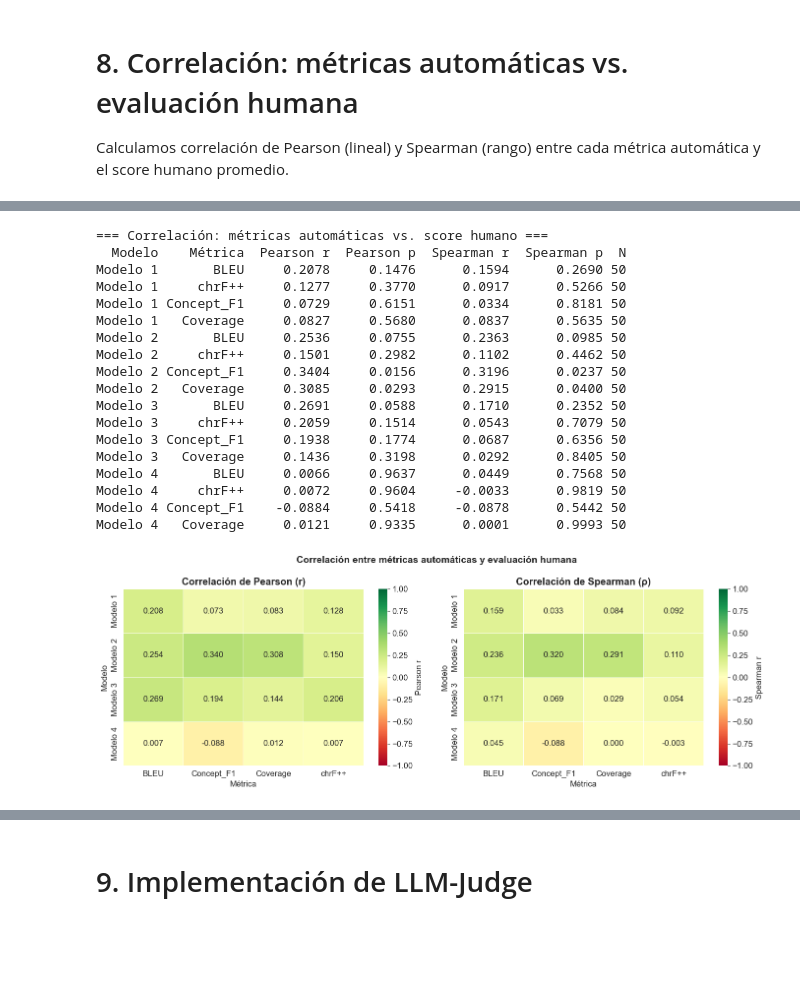
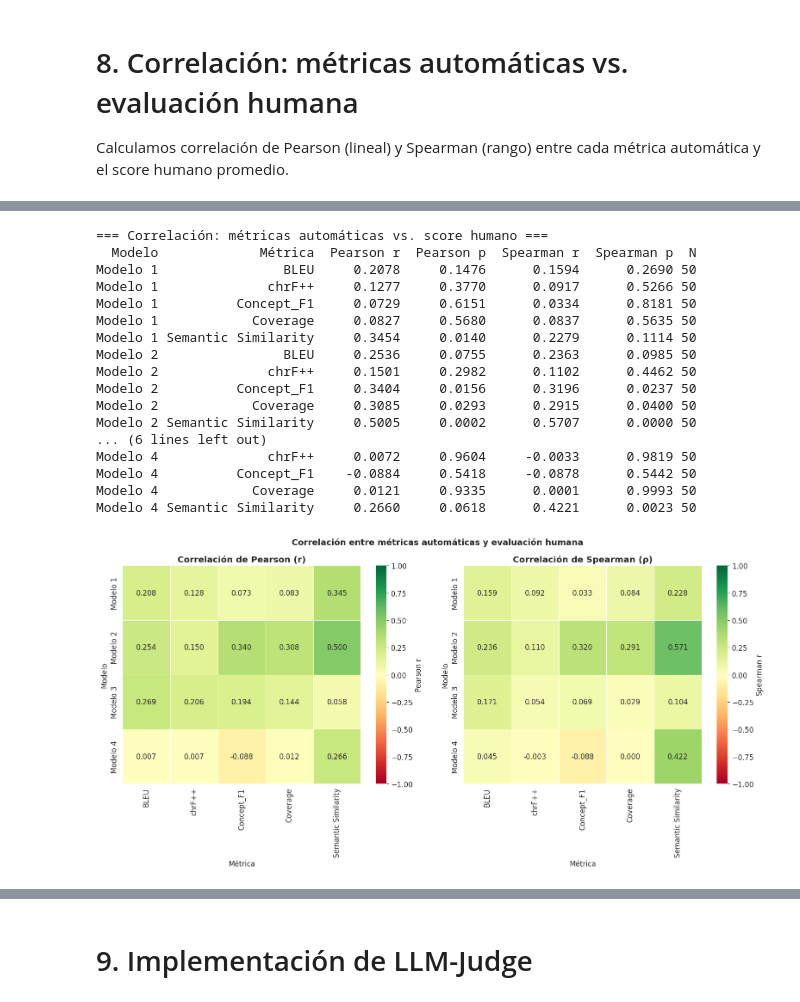
Before and after one commit to BrauSal2103/DataSoftInteligente, a Jupyter notebook: pictogramas_eval.ipynb, the cells around one changed output, grey strips where cells are left out. Drawn from its saved outputs; the diff is of its cells as text; code cells hidden in the pictures; blank space fills up the shorter version.

```diff
--- a/pictogramas_eval.ipynb
+++ b/pictogramas_eval.ipynb
@@ -636,7 +723,7 @@ Modelo 4 30.14   41.88      30.03      30.60       28.88     30.60
 # %%
-# ── Visualización: Concept F1 y Coverage ─────────────────────────
-fig, axes = plt.subplots(1, 2, figsize=(12, 5))
-metric_cols = ["Concept F1", "Coverage"]
+# ── Visualización: Concept F1, Coverage y Semantic Similarity ─────────────────────────
+fig, axes = plt.subplots(1, 3, figsize=(16, 5))
+metric_cols = ["Concept F1", "Coverage", "Semantic Similarity"]
 colors = sns.color_palette("husl", 4)
 
 for i, col in enumerate(metric_cols):
@@ -664,8 +751,8 @@ for i, col in enumerate(metric_cols):
 
     plt.setp(ax.get_xticklabels(), rotation=20, ha="right")
 
-plt.suptitle("Concept F1 y Coverage por modelo", fontsize=14, fontweight="bold")
+plt.suptitle("Métricas Semánticas Avanzadas por Modelo", fontsize=14, fontweight="bold")
 plt.tight_layout()
-plt.savefig("metricas_concept_coverage.png", dpi=150, bbox_inches="tight")
+plt.savefig("metricas_semanticas_avanzadas.png", dpi=150, bbox_inches="tight")
 plt.show()
 # %% [output]
@@ -682,7 +769,7 @@ import matplotlib.pyplot as plt
 import seaborn as sns
 
 # ── Configuración ─────────────────────────────────────────────────
-METRICS_PLOT = ["BLEU", "chrF++", "Concept F1", "Coverage"]
+METRICS_PLOT = ["BLEU", "chrF++", "Concept F1", "Coverage","Semantic Similarity"]
 MODELOS      = df_all_metrics["Modelo"].tolist()
 N_METRICS    = len(METRICS_PLOT)
 N_MODELS     = len(MODELOS)
@@ -691,7 +778,7 @@ x            = np.arange(N_METRICS)
 width        = 0.18
 
 # ── Figura ────────────────────────────────────────────────────────
-fig, ax = plt.subplots(figsize=(13, 6))
+fig, ax = plt.subplots(figsize=(14, 6))
 
 for i, (modelo, color) in enumerate(zip(MODELOS, colors)):
     row    = df_all_metrics[df_all_metrics["Modelo"] == modelo].iloc[0]
@@ -725,13 +812,13 @@ ax.annotate(
 ax.set_xticks(x)
 ax.set_xticklabels(METRICS_PLOT, fontsize=11)
 ax.set_ylabel("Score (escala 0–100)", fontsize=11)
-ax.set_ylim(0, 75)
+ax.set_ylim(0, 95)
 ax.set_title(
     "Comparativa de métricas automáticas por modelo\n"
     "(comparar solo dentro de cada métrica — naturalezas distintas entre columnas)",
     fontsize=13, fontweight="bold", pad=12
 )
-ax.legend(title="Modelo", loc="upper right", fontsize=10)
+ax.legend(title="Modelo", loc="upper center", fontsize=10)
 ax.axhline(50, color="gray", linestyle="--", alpha=0.35)
 ax.text(N_METRICS - 0.05, 50.8, "50%", color="gray", fontsize=8)
 ax.grid(axis="y", alpha=0.3)
@@ -938,10 +1026,12 @@ def compute_per_sample_metrics(model_dict, ref_dict, ids):
     chrf_s = CHRF(word_order=2)
 
     for sid in ids:
+        oracion = ref_dict[sid]["oracion"]
         hyp_tokens = clean_sequence(model_dict[sid]["output"])
         ref_tokens = clean_sequence(ref_dict[sid]["traduccion"])
         hyp_str = " ".join(hyp_tokens)
         ref_str = " ".join(ref_tokens)
+        hyp_text = tokens_to_text(hyp_tokens)
 
         # BLEU (sentence-level)
         bleu_val = bleu_s.sentence_score(hyp_str, [ref_str]).score
@@ -951,12 +1041,15 @@ def compute_per_sample_metrics(model_dict, ref_dict, ids):
         p, r, f1 = concept_precision_recall_f1(hyp_tokens, ref_tokens)
         # Coverage
         cov = coverage_score(hyp_tokens, ref_tokens)
+        # Semantic Similarity
+        sem_sim = get_semantic_similarity(oracion, hyp_text)
         rows.append({
             "id": sid,
             "BLEU": bleu_val,
             "chrF++": chrf_val,
             "Concept_F1": f1 * 100,
             "Coverage": cov * 100,
+            "Semantic Similarity": sem_sim
         })
     return pd.DataFrame(rows).set_index("id")
 
@@ -1001,7 +1094,7 @@ for model_label in ["Modelo 1", "Modelo 2", "Modelo 3", "Modelo 4"]:
     common_ids = metrics_df.index.intersection(h_mean.index)
     h_vals = h_mean.loc[common_ids].values
 
-    for metric_col in ["BLEU", "chrF++", "Concept_F1", "Coverage"]:
+    for metric_col in ["BLEU", "chrF++", "Concept_F1", "Coverage", "Semantic Similarity"]:
         m_vals = metrics_df.loc[common_ids, metric_col].values
 
         # Quitar NaN
@@ -1030,60 +1123,67 @@ print("=== Correlación: métricas automáticas vs. score humano ===")
 print(df_corr.to_string(index=False))
 # %% [output]
 === Correlación: métricas automáticas vs. score humano ===
-  Modelo    Métrica  Pearson r  Pearson p  Spearman r  Spearman p  N
-Modelo 1       BLEU     0.2078     0.1476      0.1594      0.2690 50
-Modelo 1     chrF++     0.1277     0.3770      0.0917      0.5266 50
-Modelo 1 Concept_F1     0.0729     0.6151      0.0334      0.8181 50
-Modelo 1   Coverage     0.0827     0.5680      0.0837      0.5635 50
-Modelo 2       BLEU     0.2536     0.0755      0.2363      0.0985 50
-Modelo 2     chrF++     0.1501     0.2982      0.1102      0.4462 50
-Modelo 2 Concept_F1     0.3404     0.0156      0.3196      0.0237 50
-Modelo 2   Coverage     0.3085     0.0293      0.2915      0.0400 50
-Modelo 3       BLEU     0.2691     0.0588      0.1710      0.2352 50
-Modelo 3     chrF++     0.2059     0.1514      0.0543      0.7079 50
-Modelo 3 Concept_F1     0.1938     0.1774      0.0687      0.6356 50
-Modelo 3   Coverage     0.1436     0.3198      0.0292      0.8405 50
-Modelo 4       BLEU     0.0066     0.9637      0.0449      0.7568 50
-Modelo 4     chrF++     0.0072     0.9604     -0.0033      0.9819 50
-Modelo 4 Concept_F1    -0.0884     0.5418     -0.0878      0.5442 50
-Modelo 4   Coverage     0.0121     0.9335      0.0001      0.9993 50
+  Modelo             Métrica  Pearson r  Pearson p  Spearman r  Spearman p  N
+Modelo 1                BLEU     0.2078     0.1476      0.1594      0.2690 50
+Modelo 1              chrF++     0.1277     0.3770      0.0917      0.5266 50
+Modelo 1          Concept_F1     0.0729     0.6151      0.0334      0.8181 50
+Modelo 1            Coverage     0.0827     0.5680      0.0837      0.5635 50
+Modelo 1 Semantic Similarity     0.3454     0.0140      0.2279      0.1114 50
+Modelo 2                BLEU     0.2536     0.0755      0.2363      0.0985 50
+Modelo 2              chrF++     0.1501     0.2982      0.1102      0.4462 50
+Modelo 2          Concept_F1     0.3404     0.0156      0.3196      0.0237 50
+Modelo 2            Coverage     0.3085     0.0293      0.2915      0.0400 50
+Modelo 2 Semantic Similarity     0.5005     0.0002      0.5707      0.0000 50
+... (6 lines left out)
+Modelo 4              chrF++     0.0072     0.9604     -0.0033      0.9819 50
+Modelo 4          Concept_F1    -0.0884     0.5418     -0.0878      0.5442 50
+Modelo 4            Coverage     0.0121     0.9335      0.0001      0.9993 50
+Modelo 4 Semantic Similarity     0.2660     0.0618      0.4221      0.0023 50
 # %%
 # ── Heatmap de correlaciones ─────────────────────────────────────
-fig, axes = plt.subplots(1, 2, figsize=(14, 5))
+metric_order = ["BLEU", "chrF++", "Concept_F1", "Coverage", "Semantic Similarity"]
+
+df_corr["Métrica"] = pd.Categorical(
+    df_corr["Métrica"],
+    categories=metric_order,
+    ordered=True
+)
+
+fig, axes = plt.subplots(1, 2, figsize=(16, 8))
 
 for ax, corr_col, title in [
     (axes[0], "Pearson r", "Correlación de Pearson (r)"),
     (axes[1], "Spearman r", "Correlación de Spearman (ρ)"),
 ]:
     pivot = df_corr.pivot(index="Modelo", columns="Métrica", values=corr_col)
 
     sns.heatmap(
         pivot,
         annot=True,
         fmt=".3f",
         cmap="RdYlGn",
         center=0,
         vmin=-1,
         vmax=1,
         linewidths=0.5,
         ax=ax,
         cbar_kws={"label": corr_col}
     )
 
     ax.set_title(title, fontweight="bold")
 
 
 plt.suptitle(
     "Correlación entre métricas automáticas y evaluación humana",
     fontsize=14,
     fontweight="bold"
 )
 
 plt.tight_layout()
 plt.savefig("correlacion_metricas.png", dpi=150, bbox_inches="tight")
 plt.show()
 # %% [output]
-[figure, old version]
+[figure, new version]
 # %%
 # ── Scatter plots: mejor vs peor métrica correlacionada ──────────
 # (usa el modelo con más varianza para visualización)
```
Also changed, not shown: parts of 23 cells of this notebook, 7 other files.
